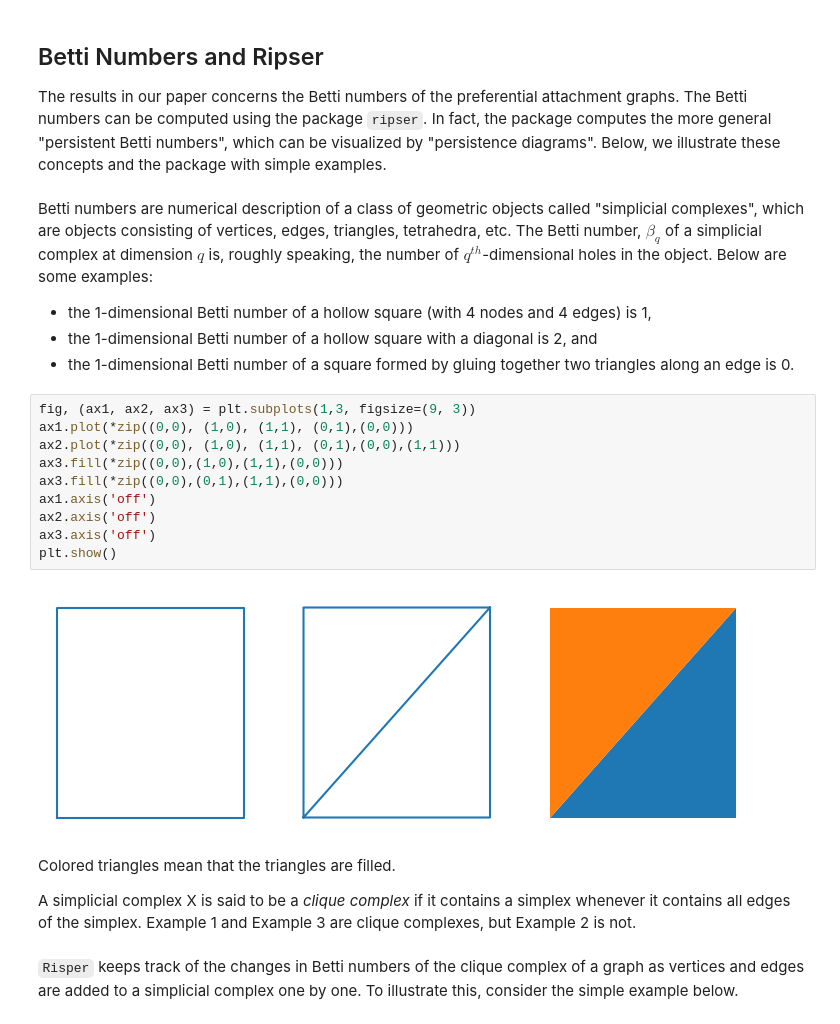
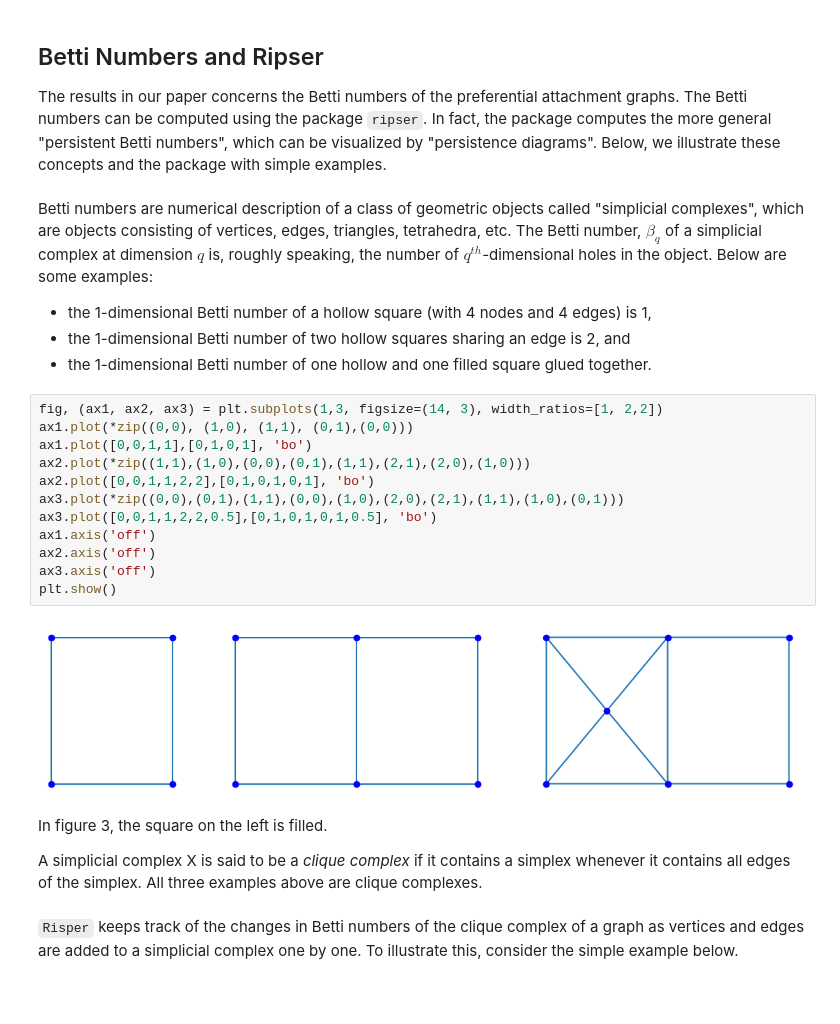
Before and after one commit to carolinerongyi/Preferential_Attachment_Clique_Complex, a Jupyter notebook: tutorial.ipynb, the cells around one changed output. Saved outputs shown, nothing was run; the diff lists cells and outputs as text; blank space fills up the shorter version.

```diff
--- a/tutorial.ipynb
+++ b/tutorial.ipynb
@@ -97,24 +97,26 @@ The results in our paper concerns the Betti numbers of the preferential attachme
 # %% [markdown]
 Betti numbers are numerical description of a class of geometric objects called "simplicial complexes", which are objects consisting of vertices, edges, triangles, tetrahedra, etc. The Betti number, $\beta_q$ of a simplicial complex at dimension $q$ is, roughly speaking, the number of $q^{th}$-dimensional holes in the object. Below are some examples:
 * the 1-dimensional Betti number of a hollow square (with 4 nodes and 4 edges) is 1,
-* the 1-dimensional Betti number of a hollow square with a diagonal is 2, and
-* the 1-dimensional Betti number of a square formed by gluing together two triangles along an edge is 0.
+* the 1-dimensional Betti number of two hollow squares sharing an edge is 2, and
+* the 1-dimensional Betti number of one hollow and one filled square glued together.
-# %%
-fig, (ax1, ax2, ax3) = plt.subplots(1,3, figsize=(9, 3))
-ax1.plot(*zip((0,0), (1,0), (1,1), (0,1),(0,0)))
-ax2.plot(*zip((0,0), (1,0), (1,1), (0,1),(0,0),(1,1)))
-ax3.fill(*zip((0,0),(1,0),(1,1),(0,0)))
-ax3.fill(*zip((0,0),(0,1),(1,1),(0,0)))
-ax1.axis('off')
-ax2.axis('off')
-ax3.axis('off')
-plt.show()
-# %% [output]
-[figure, removed]
-# %% [markdown]
-Colored triangles mean that the triangles are filled.
-
-A simplicial complex X is said to be a *clique complex* if it contains a simplex whenever it contains all edges of the simplex. Example 1 and Example 3 are clique complexes, but Example 2 is not.
+# %%
+fig, (ax1, ax2, ax3) = plt.subplots(1,3, figsize=(14, 3), width_ratios=[1, 2,2])
+ax1.plot(*zip((0,0), (1,0), (1,1), (0,1),(0,0)))
+ax1.plot([0,0,1,1],[0,1,0,1], 'bo')
+ax2.plot(*zip((1,1),(1,0),(0,0),(0,1),(1,1),(2,1),(2,0),(1,0)))
+ax2.plot([0,0,1,1,2,2],[0,1,0,1,0,1], 'bo')
+ax3.plot(*zip((0,0),(0,1),(1,1),(0,0),(1,0),(2,0),(2,1),(1,1),(1,0),(0,1)))
+ax3.plot([0,0,1,1,2,2,0.5],[0,1,0,1,0,1,0.5], 'bo')
+ax1.axis('off')
+ax2.axis('off')
+ax3.axis('off')
+plt.show()
+# %% [output]
+[figure, added]
+# %% [markdown]
+In figure 3, the square on the left is filled.
+
+A simplicial complex X is said to be a *clique complex* if it contains a simplex whenever it contains all edges of the simplex. All three examples above are clique complexes.
 # %% [markdown]
 `Risper` keeps track of the changes in Betti numbers of the clique complex of a graph as vertices and edges are added to a simplicial complex one by one. To illustrate this, consider the simple example below.
 # %%
```
Also changed, not shown: parts of 5 cells of this notebook, 1 other file.
